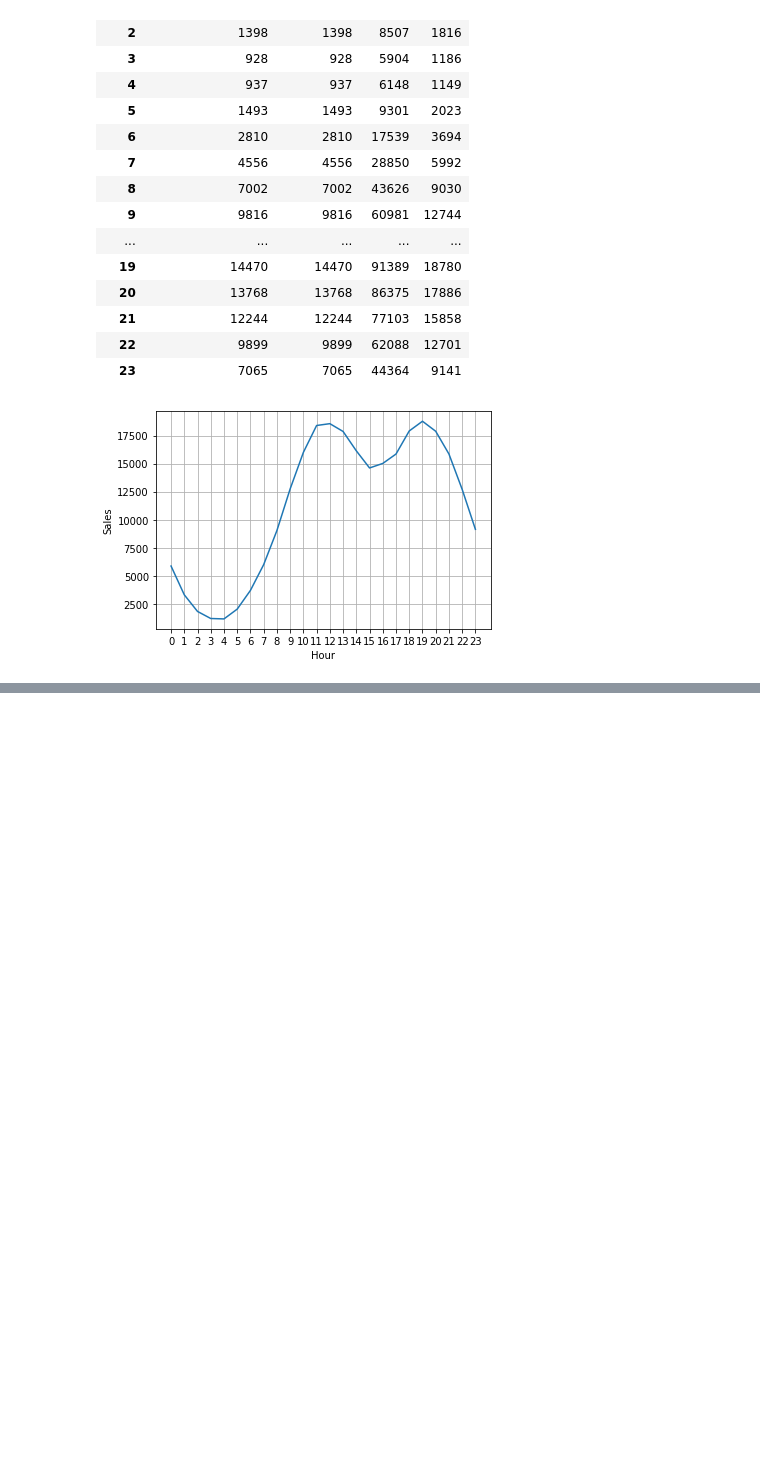
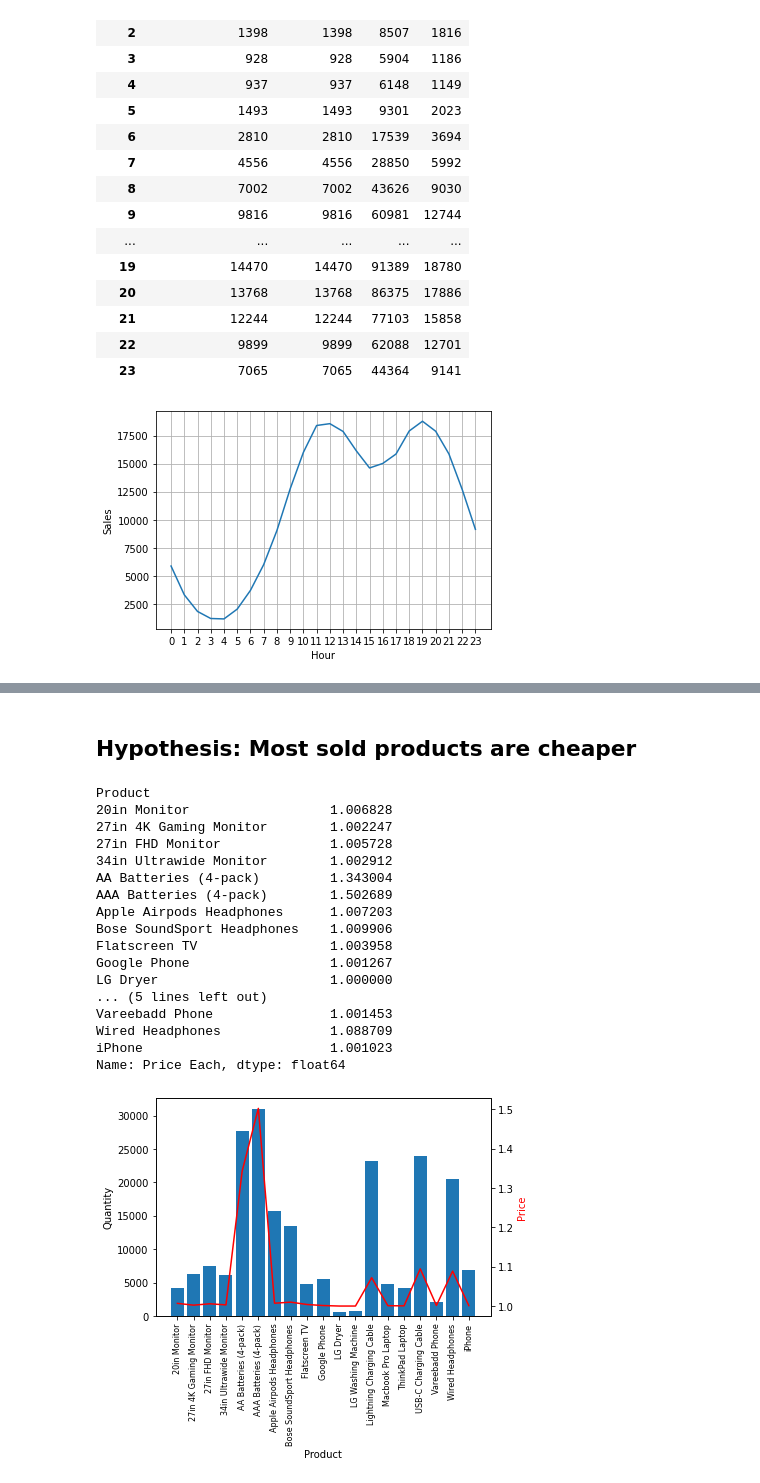
Before and after one commit to danngalann/learning-pandas, a Jupyter notebook: main.ipynb, the cells around one changed output, grey strips where cells are left out. Cells and saved outputs as stored; diff of their text form; code cells hidden in the pictures; blank space fills up the shorter version.

```diff
--- a/main.ipynb
+++ b/main.ipynb
@@ -252,0 +265,36 @@ count.most_common(5)
+# %% [markdown]
+## Hypothesis: Most sold products are cheaper
+# %%
+prices = df.groupby('Product').mean()['Price Each']
+print(prices)
+fig, ax1 = plt.subplots()
+ax2 = ax1.twinx()
+
+ax1.bar(products, quantity_ordered) # Plot product quantity
+ax2.plot(products, prices, 'r-') # Plot prices on second y axis
+
+ax1.set_xlabel("Product")
+ax1.set_xticklabels(products, rotation="vertical", size=8)
+ax1.set_ylabel("Quantity")
+ax2.set_ylabel('Price', color='r')
+
+plt.show()
+# %% [output]
+Product
+20in Monitor                  1.006828
+27in 4K Gaming Monitor        1.002247
+27in FHD Monitor              1.005728
+34in Ultrawide Monitor        1.002912
+AA Batteries (4-pack)         1.343004
+AAA Batteries (4-pack)        1.502689
+Apple Airpods Headphones      1.007203
+Bose SoundSport Headphones    1.009906
+Flatscreen TV                 1.003958
+Google Phone                  1.001267
+LG Dryer                      1.000000
+... (5 lines left out)
+Vareebadd Phone               1.001453
+Wired Headphones              1.088709
+iPhone                        1.001023
+Name: Price Each, dtype: float64
+[figure, added]
```
Also changed, not shown: parts of 22 cells of this notebook.
